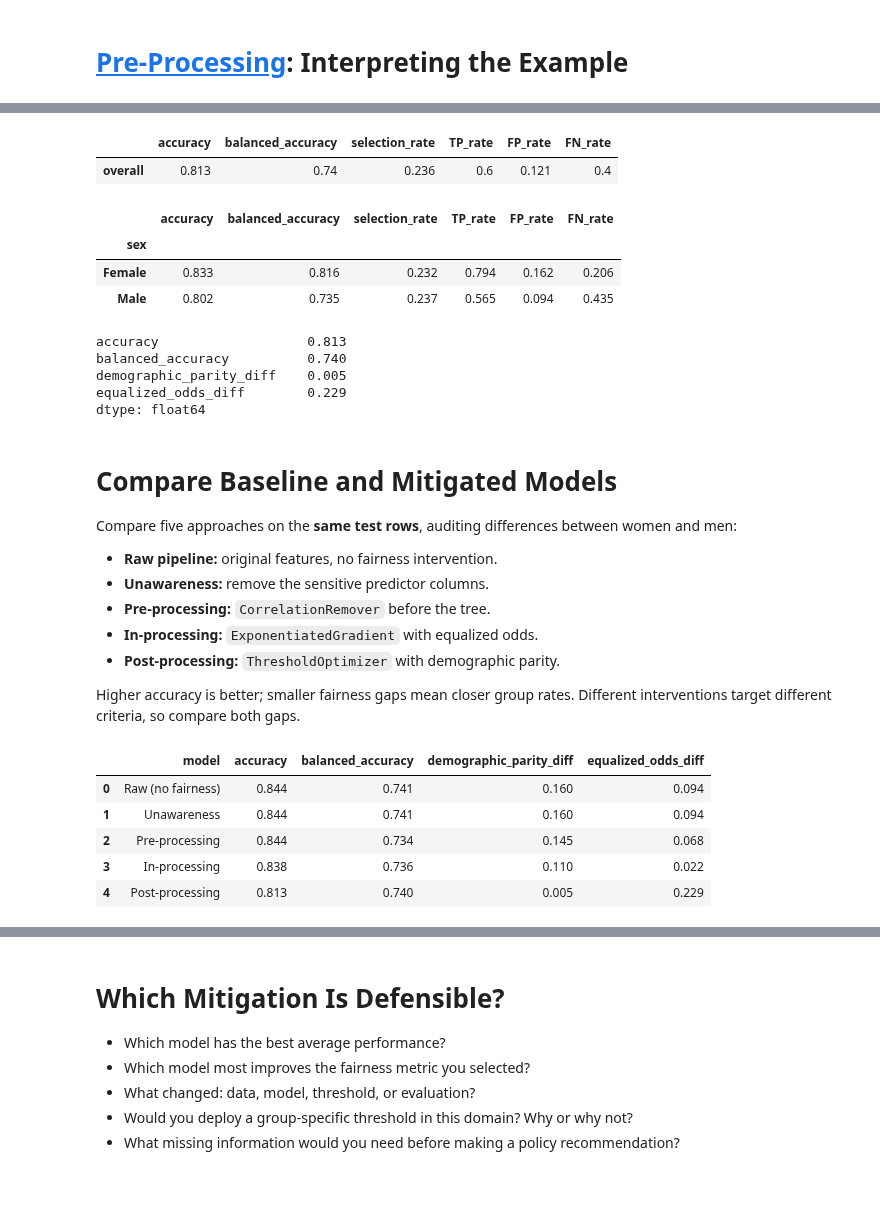
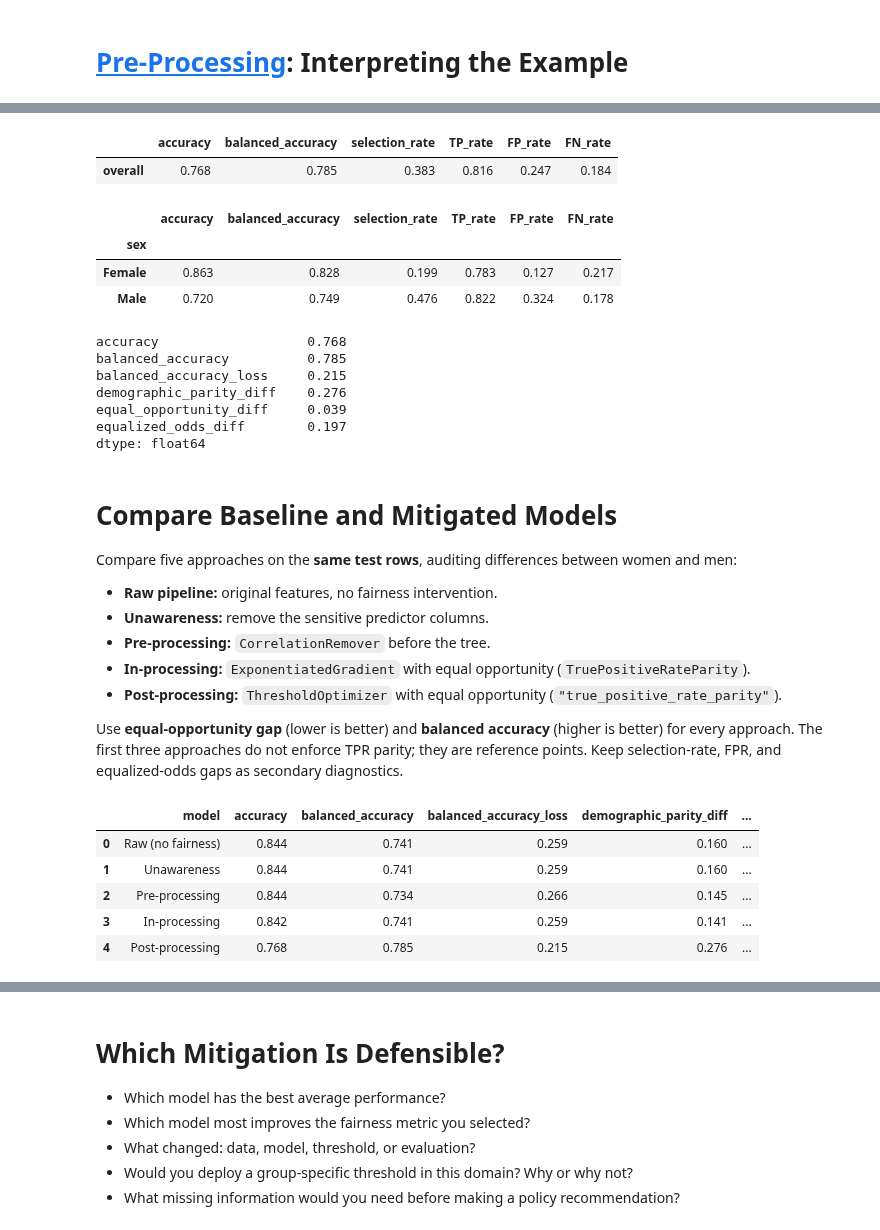
Before and after one commit to w4bo/AA2627-unibo-dcai, a Jupyter notebook: slides/lab-04-fairness.ipynb, the cells around one changed output, grey strips where cells are left out. Drawn from its saved outputs; the diff is of its cells as text; code cells hidden in the pictures; blank space fills up the shorter version.

```diff
--- a/slides/lab-04-fairness.ipynb
+++ b/slides/lab-04-fairness.ipynb
@@ -616,7 +557,9 @@ def model_summary(mf):
     return {
         "accuracy": mf.overall["accuracy"],
         "balanced_accuracy": mf.overall["balanced_accuracy"],
+        "balanced_accuracy_loss": 1 - mf.overall["balanced_accuracy"],
         "demographic_parity_diff": gaps["selection_rate"],
+        "equal_opportunity_diff": gaps["TP_rate"],
         "equalized_odds_diff": gaps[["TP_rate", "FP_rate"]].max(),
     }
 
@@ -830,13 +832,13 @@ Sources: [Agarwal et al. (2018)](https://proceedings.mlr.press/v80/agarwal18a.ht
 
 Sources: [ExponentiatedGradient API](https://fairlearn.org/v0.12/api_reference/generated/fairlearn.reductions.ExponentiatedGradient.html), [constraint bounds](https://fairlearn.org/v0.12/user_guide/mitigation/reductions.html).
 # %%
-reduction_eo = ExponentiatedGradient(
-    estimator=clone(baseline), constraints=EqualizedOdds(),
+reduction_eopp = ExponentiatedGradient(
+    estimator=clone(baseline), constraints=TruePositiveRateParity(),
     eps=0.02, max_iter=25,
     sample_weight_name="model__sample_weight",  # Send example weights to the tree step.
 )
-reduction_eo.fit(X_train, y_train, sensitive_features=sex_train)
-y_pred_reduction_eo = reduction_eo.predict(X_test, random_state=RANDOM_STATE)
-mf_reduction_eo = fairness_report(y_test, y_pred_reduction_eo, sex_test)
+reduction_eopp.fit(X_train, y_train, sensitive_features=sex_train)
+y_pred_reduction_eopp = reduction_eopp.predict(X_test, random_state=RANDOM_STATE)
+mf_reduction_eopp = fairness_report(y_test, y_pred_reduction_eopp, sex_test)
 # %% [output]
 |  | accuracy | balanced_accuracy | selection_rate | TP_rate | FP_rate | FN_rate |
@@ -907,27 +924,29 @@ Sources: [Fairlearn threshold algorithm](https://fairlearn.org/v0.12/user_guide/
 
 Sources: [ThresholdOptimizer API](https://fairlearn.org/v0.12/api_reference/generated/fairlearn.postprocessing.ThresholdOptimizer.html), original method [@hardt2016equality].
 # %%
-threshold_dp = ThresholdOptimizer(
+threshold_eopp = ThresholdOptimizer(
     estimator=baseline, prefit=True,  # Keep the fitted tree; learn a new decision rule.
-    constraints="demographic_parity", objective="balanced_accuracy_score",
+    constraints="true_positive_rate_parity", objective="balanced_accuracy_score",
     predict_method="predict_proba",
 )
-threshold_dp.fit(X_train, y_train, sensitive_features=sex_train)
-y_pred_threshold_dp = threshold_dp.predict(
+threshold_eopp.fit(X_train, y_train, sensitive_features=sex_train)
+y_pred_threshold_eopp = threshold_eopp.predict(
     X_test, sensitive_features=sex_test, random_state=RANDOM_STATE,
 )  # Group-specific thresholds require sex at prediction time.
-mf_threshold_dp = fairness_report(y_test, y_pred_threshold_dp, sex_test)
+mf_threshold_eopp = fairness_report(y_test, y_pred_threshold_eopp, sex_test)
 # %% [output]
 |  | accuracy | balanced_accuracy | selection_rate | TP_rate | FP_rate | FN_rate |
-| overall | 0.813 | 0.74 | 0.236 | 0.6 | 0.121 | 0.4 |
+| overall | 0.768 | 0.785 | 0.383 | 0.816 | 0.247 | 0.184 |
 |  | accuracy | balanced_accuracy | selection_rate | TP_rate | FP_rate | FN_rate |
 | sex |  |  |  |  |  |  |
-| Female | 0.833 | 0.816 | 0.232 | 0.794 | 0.162 | 0.206 |
-| Male | 0.802 | 0.735 | 0.237 | 0.565 | 0.094 | 0.435 |
+| Female | 0.863 | 0.828 | 0.199 | 0.783 | 0.127 | 0.217 |
+| Male | 0.720 | 0.749 | 0.476 | 0.822 | 0.324 | 0.178 |
-accuracy                   0.813
-balanced_accuracy          0.740
-demographic_parity_diff    0.005
-equalized_odds_diff        0.229
+accuracy                   0.768
+balanced_accuracy          0.785
+balanced_accuracy_loss     0.215
+demographic_parity_diff    0.276
+equal_opportunity_diff     0.039
+equalized_odds_diff        0.197
 dtype: float64
 # %% [markdown]
 # Compare Baseline and Mitigated Models
@@ -937,30 +956,30 @@ Compare five approaches on the **same test rows**, auditing differences between
 - **Raw pipeline:** original features, no fairness intervention.
 - **Unawareness:** remove the sensitive predictor columns.
 - **Pre-processing:** `CorrelationRemover` before the tree.
-- **In-processing:** `ExponentiatedGradient` with equalized odds.
-- **Post-processing:** `ThresholdOptimizer` with demographic parity.
+- **In-processing:** `ExponentiatedGradient` with equal opportunity (`TruePositiveRateParity`).
+- **Post-processing:** `ThresholdOptimizer` with equal opportunity (`"true_positive_rate_parity"`).
 
-Higher accuracy is better; smaller fairness gaps mean closer group rates. Different interventions target different criteria, so compare both gaps.
+Use **equal-opportunity gap** (lower is better) and **balanced accuracy** (higher is better) for every approach. The first three approaches do not enforce TPR parity; they are reference points. Keep selection-rate, FPR, and equalized-odds gaps as secondary diagnostics.
 # %%
 reports = {
     "Raw (no fairness)": group_metrics(y_test, y_pred_raw, sex_test),
     "Unawareness": mf_sex_base,
     "Pre-processing": mf_after,
-    "In-processing": mf_reduction_eo,
-    "Post-processing": mf_threshold_dp,
+    "In-processing": mf_reduction_eopp,
+    "Post-processing": mf_threshold_eopp,
 }
 results = {}
 for name, mf in reports.items():
     results[name] = model_summary(mf)  # Apply the same metrics to every approach.
 comparison = pd.DataFrame(results).T.reset_index(names="model")  # One row per model.
 display(comparison.round(3))
 # %% [output]
-|  | model | accuracy | balanced_accuracy | demographic_parity_diff | equalized_odds_diff |
-| 0 | Raw (no fairness) | 0.844 | 0.741 | 0.160 | 0.094 |
-| 1 | Unawareness | 0.844 | 0.741 | 0.160 | 0.094 |
-| 2 | Pre-processing | 0.844 | 0.734 | 0.145 | 0.068 |
-| 3 | In-processing | 0.838 | 0.736 | 0.110 | 0.022 |
-| 4 | Post-processing | 0.813 | 0.740 | 0.005 | 0.229 |
+|  | model | accuracy | balanced_accuracy | balanced_accuracy_loss | demographic_parity_diff | ... |
+| 0 | Raw (no fairness) | 0.844 | 0.741 | 0.259 | 0.160 | ... |
+| 1 | Unawareness | 0.844 | 0.741 | 0.259 | 0.160 | ... |
+| 2 | Pre-processing | 0.844 | 0.734 | 0.266 | 0.145 | ... |
+| 3 | In-processing | 0.842 | 0.741 | 0.259 | 0.141 | ... |
+| 4 | Post-processing | 0.768 | 0.785 | 0.215 | 0.276 | ... |
 # %% [markdown]
 # Recall: What Are We Equalizing?
 
```
Also changed, not shown: parts of 63 cells of this notebook, 3 other files.
